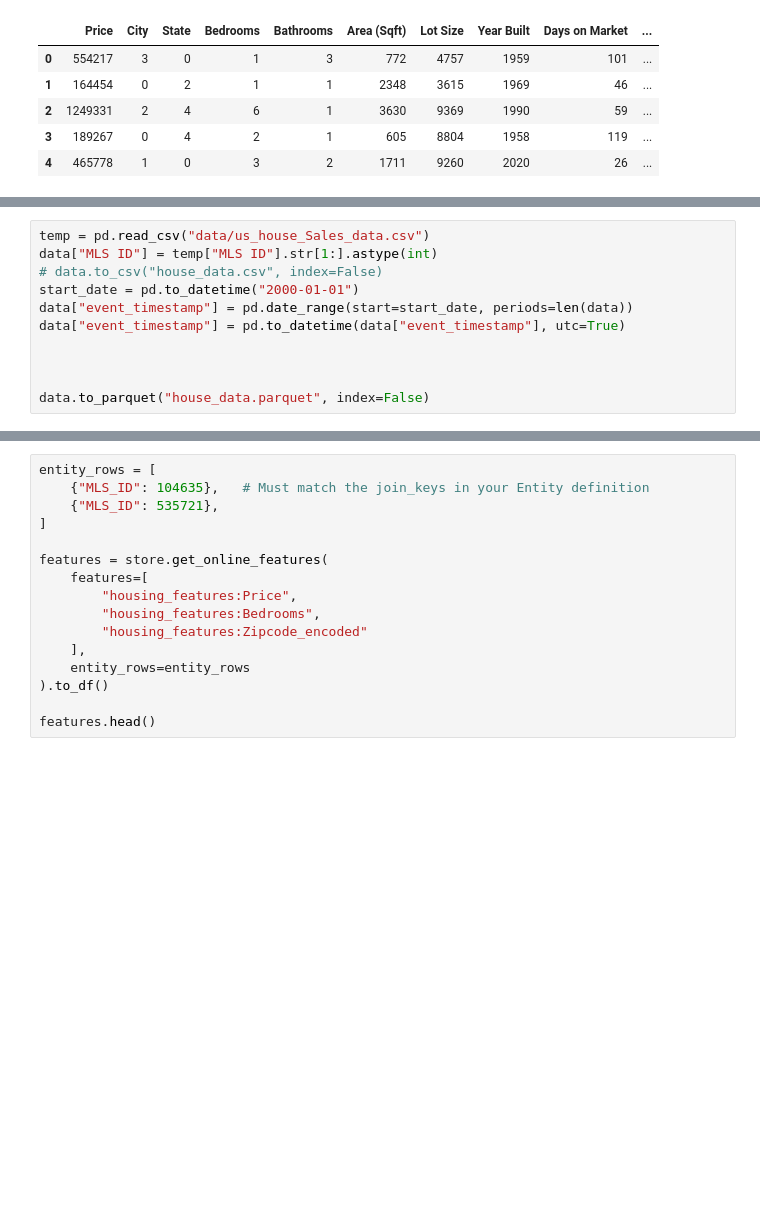
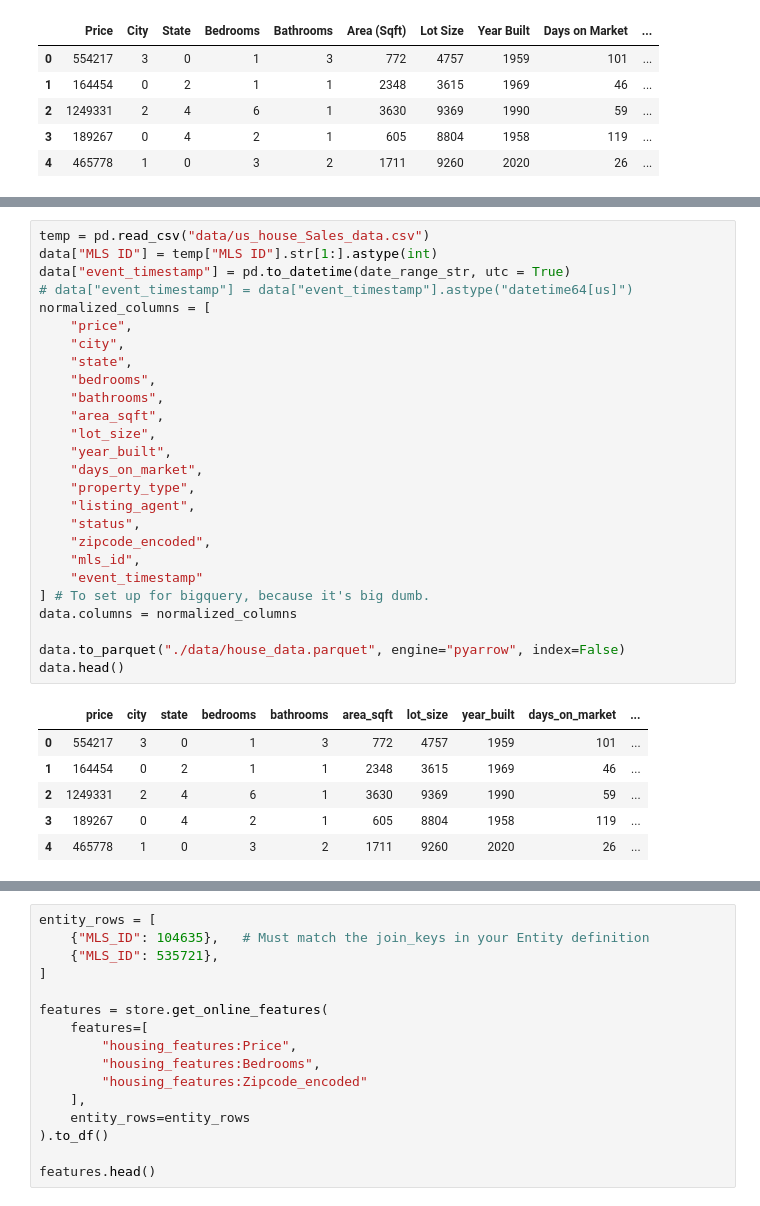
Before and after one commit to codentell/deployml, a Jupyter notebook: sandbox.ipynb, the cells around one changed output, grey strips where cells are left out. Cells and saved outputs as stored; diff of their text form; blank space fills up the shorter version.

```diff
--- a/sandbox.ipynb
+++ b/sandbox.ipynb
@@ -62,11 +79,33 @@ data.head()
 # %%
 temp = pd.read_csv("data/us_house_Sales_data.csv")
 data["MLS ID"] = temp["MLS ID"].str[1:].astype(int)
-# data.to_csv("house_data.csv", index=False)
-start_date = pd.to_datetime("2000-01-01")
-data["event_timestamp"] = pd.date_range(start=start_date, periods=len(data))
-data["event_timestamp"] = pd.to_datetime(data["event_timestamp"], utc=True)
+data["event_timestamp"] = pd.to_datetime(date_range_str, utc = True)
+# data["event_timestamp"] = data["event_timestamp"].astype("datetime64[us]")
+normalized_columns = [
+    "price",
+    "city",
+    "state",
+    "bedrooms",
+    "bathrooms",
+    "area_sqft",
+    "lot_size",
+    "year_built",
+    "days_on_market",
+    "property_type",
+    "listing_agent",
+    "status",
+    "zipcode_encoded",
+    "mls_id",
+    "event_timestamp"
+] # To set up for bigquery, because it's big dumb.
+data.columns = normalized_columns
 
-
-
-data.to_parquet("house_data.parquet", index=False)
+data.to_parquet("./data/house_data.parquet", engine="pyarrow", index=False)
+data.head()
+# %% [output]
+|  | price | city | state | bedrooms | bathrooms | area_sqft | lot_size | year_built | days_on_market | ... |
+| 0 | 554217 | 3 | 0 | 1 | 3 | 772 | 4757 | 1959 | 101 | ... |
+| 1 | 164454 | 0 | 2 | 1 | 1 | 2348 | 3615 | 1969 | 46 | ... |
+| 2 | 1249331 | 2 | 4 | 6 | 1 | 3630 | 9369 | 1990 | 59 | ... |
+| 3 | 189267 | 0 | 4 | 2 | 1 | 605 | 8804 | 1958 | 119 | ... |
+| 4 | 465778 | 1 | 0 | 3 | 2 | 1711 | 9260 | 2020 | 26 | ... |
```
Also changed, not shown: parts of 9 cells of this notebook, 2 other files.
